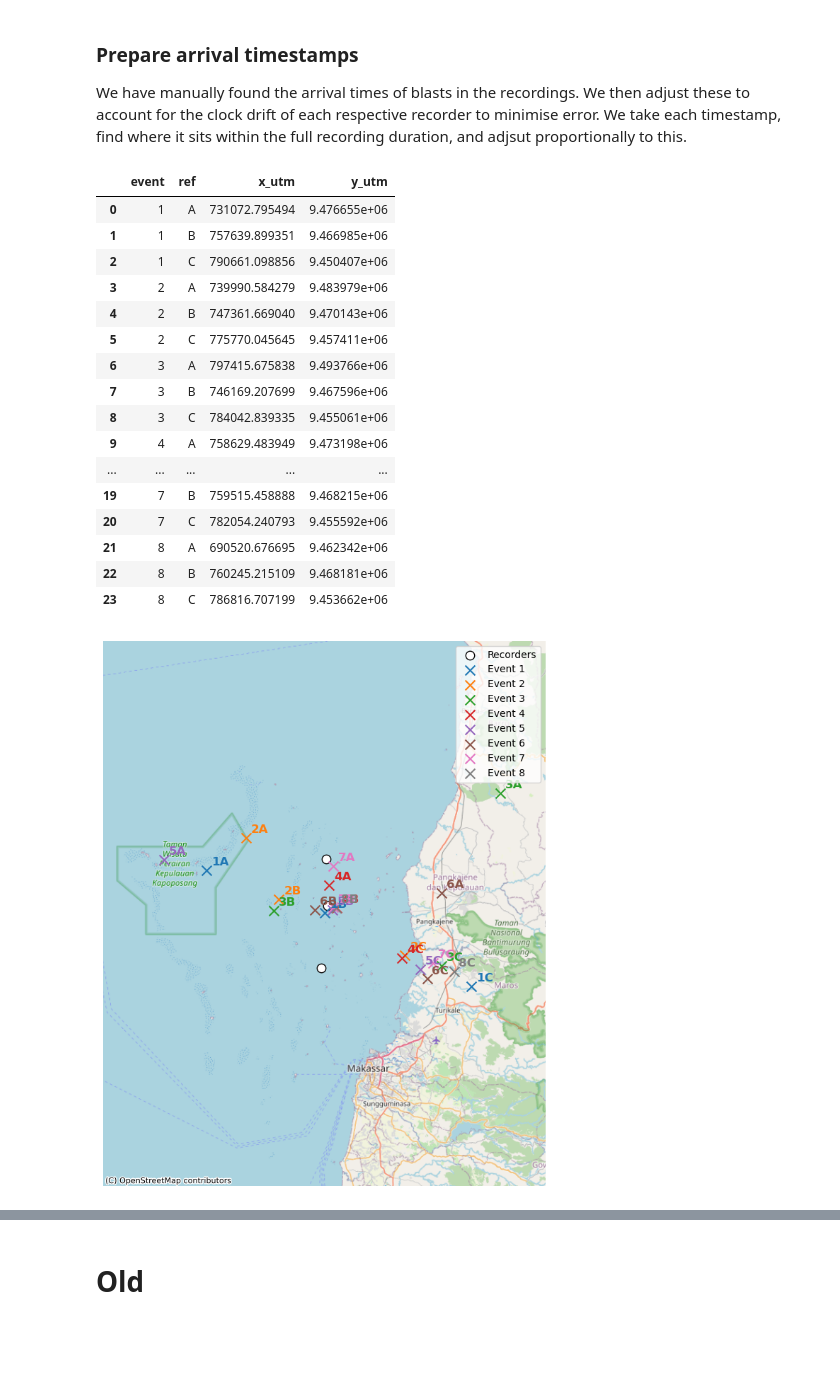
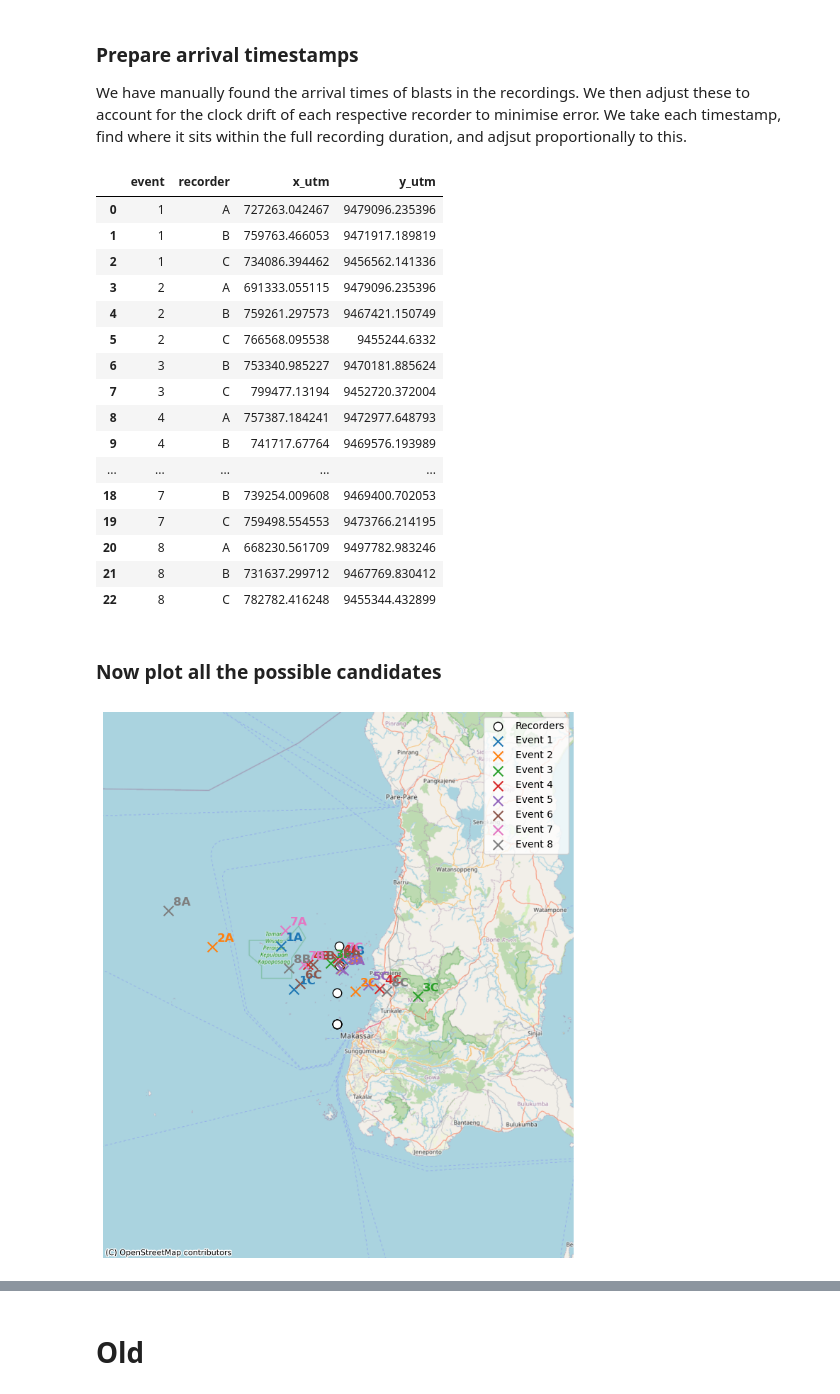
Before and after one commit to BenUCL/Bomb-Fishing, a Jupyter notebook: code/localisation/acoustic_localization_V4.ipynb, the cells around one changed output, grey strips where cells are left out. Cells and saved outputs as stored; diff of their text form; code cells hidden in the pictures; blank space fills up the shorter version.

Commit message:
trying to pick best event and failing

```diff
--- a/code/localisation/acoustic_localization_V4.ipynb
+++ b/code/localisation/acoustic_localization_V4.ipynb
@@ -149,7 +151,7 @@ for event_idx, times in enumerate(arrival_times_adjusted, start=1):
             speed_of_sound=SPEED_OF_SOUND,
             center=False,     # we've already subtracted out the ref
             invert_alg="gps",
-            pseudo=False
+            pseudo=True
         )
 
         # 4) translate back to full UTM coords
@@ -157,55 +159,68 @@ for event_idx, times in enumerate(arrival_times_adjusted, start=1):
 
         # 5) store event index, reference label, and UTM solution
         candidates.append({
-            "event": event_idx,
-            "ref":    gdf.label.iloc[ref_idx],
+            "event": event_idx, # which blast event
+            "recorder":    gdf.label.iloc[ref_idx],
             "x_utm":  loc_utm[0],
             "y_utm":  loc_utm[1],
         })
 
-# 6) assemble into a DataFrame
+# Put into a DataFrame
 df_candidates = pd.DataFrame(candidates)
+
+# Drop any rows where x_utm is not a float (to remove [NaN, NaN])
+# This happens once for event 6 using recorder A as the ref. Hence warning output below.
+df_candidates = df_candidates[df_candidates["x_utm"].apply(lambda x: isinstance(x, float))].reset_index(drop=True)
 df_candidates
 # %% [output]
-|  | event | ref | x_utm | y_utm |
-| 0 | 1 | A | 731072.795494 | 9.476655e+06 |
-| 1 | 1 | B | 757639.899351 | 9.466985e+06 |
-| 2 | 1 | C | 790661.098856 | 9.450407e+06 |
-| 3 | 2 | A | 739990.584279 | 9.483979e+06 |
-| 4 | 2 | B | 747361.669040 | 9.470143e+06 |
-| 5 | 2 | C | 775770.045645 | 9.457411e+06 |
-| 6 | 3 | A | 797415.675838 | 9.493766e+06 |
-| 7 | 3 | B | 746169.207699 | 9.467596e+06 |
-| 8 | 3 | C | 784042.839335 | 9.455061e+06 |
-| 9 | 4 | A | 758629.483949 | 9.473198e+06 |
+|  | event | recorder | x_utm | y_utm |
+| 0 | 1 | A | 727263.042467 | 9479096.235396 |
+| 1 | 1 | B | 759763.466053 | 9471917.189819 |
+| 2 | 1 | C | 734086.394462 | 9456562.141336 |
+| 3 | 2 | A | 691333.055115 | 9479096.235396 |
+| 4 | 2 | B | 759261.297573 | 9467421.150749 |
+| 5 | 2 | C | 766568.095538 | 9455244.6332 |
+| 6 | 3 | B | 753340.985227 | 9470181.885624 |
+| 7 | 3 | C | 799477.13194 | 9452720.372004 |
+| 8 | 4 | A | 757387.184241 | 9472977.648793 |
+| 9 | 4 | B | 741717.67764 | 9469576.193989 |
 | ... | ... | ... | ... | ... |
-| 19 | 7 | B | 759515.458888 | 9.468215e+06 |
-| 20 | 7 | C | 782054.240793 | 9.455592e+06 |
-| 21 | 8 | A | 690520.676695 | 9.462342e+06 |
-| 22 | 8 | B | 760245.215109 | 9.468181e+06 |
-| 23 | 8 | C | 786816.707199 | 9.453662e+06 |
+| 18 | 7 | B | 739254.009608 | 9469400.702053 |
+| 19 | 7 | C | 759498.554553 | 9473766.214195 |
+| 20 | 8 | A | 668230.561709 | 9497782.983246 |
+| 21 | 8 | B | 731637.299712 | 9467769.830412 |
+| 22 | 8 | C | 782782.416248 | 9455344.432899 |
+# %% [markdown]
+### Now plot all the possible candidates
 # %%
 import matplotlib.pyplot as plt
 import contextily as ctx
 import geopandas as gpd
 from shapely.geometry import Point
 
-# 1) Reproject recorders into Web‐Mercator for plotting
+#Add in recorder D for plotting
+gdf_d = gpd.GeoDataFrame(
+    {"label": ["D"]},
+    geometry=[Point(119.31749, -5.07711)], # recorder D
+    crs="EPSG:4326"
+).to_crs(gdf.crs)
+# Add to existing GeoDataFrame
+gdf = pd.concat([gdf, gdf_d], ignore_index=True)
 rec_gdf_merc = gdf.to_crs(epsg=3857)
 
-# 2) Build candidates GeoDataFrame from UTM coords, then reproject to Web‐Mercator
+# Build candidates GeoDataFrame from UTM coords, then reproject to Web‐Mercator
 cands_gdf = gpd.GeoDataFrame(
     df_candidates,
     geometry=[Point(x, y) for x, y in zip(df_candidates.x_utm, df_candidates.y_utm)],
     crs="EPSG:32750",
 ).to_crs(epsg=3857)
 
-# 3) pick a discrete colormap for events
+# Pick a discrete colormap for events
 n_events = df_candidates["event"].nunique()
 cmap = plt.get_cmap("tab10")
 colors = [cmap(i) for i in range(n_events)]
 
-# 4) plot
+### Plot
 fig, ax = plt.subplots(figsize=(8, 8))
 
 # Plot recorder locations
@@ -223,41 +238,37 @@ for event_idx, group in cands_gdf.groupby("event"):
     color = colors[event_idx - 1]
     group.plot(
         ax=ax,
         marker="x",
         color=color,
         markersize=100,
         label=f"Event {event_idx}"
     )
     for _, row in group.iterrows():
         ax.annotate(
-            f"{row['event']}{row['ref']}",
+            f"{row['event']}{row['recorder']}",
             xy=(row.geometry.x, row.geometry.y),
             xytext=(5, 5),
             textcoords="offset points",
             fontsize=12,
             fontweight="bold",
             color=color
         )
 
-# 5) square‐buffer the axes so we see a little margin
+# Square‐buffer the axes so we see a little margin
 xmin, ymin, xmax, ymax = rec_gdf_merc.total_bounds
 span = max(xmax - xmin, ymax - ymin)
-buf = span * 2 # Set zoom of map here!
+buf = span * 3 # Set zoom of map here!
 ax.set_xlim(xmin - buf, xmax + buf)
 ax.set_ylim(ymin - buf, ymax + buf)
 
-# 6) add a basemap (Stamen.Terrain → fallback to OSM)
-try:
-    provider = ctx.providers.Stamen.Terrain
-except (AttributeError, KeyError):
-    provider = ctx.providers.OpenStreetMap.Mapnik
-
+# Add a basemap (Stamen.Terrain → fallback to OSM)
+provider = ctx.providers.OpenStreetMap.Mapnik
 ctx.add_basemap(ax, source=provider, crs="EPSG:3857")
 
-# 7) legend & tidy
+# Legend & tidy
 ax.legend(loc="upper right")
 ax.set_axis_off()
 plt.tight_layout()
 plt.show()
 # %% [output]
-[figure, old version]
+[figure, new version]
```
Also changed, not shown: parts of 8 cells of this notebook.
